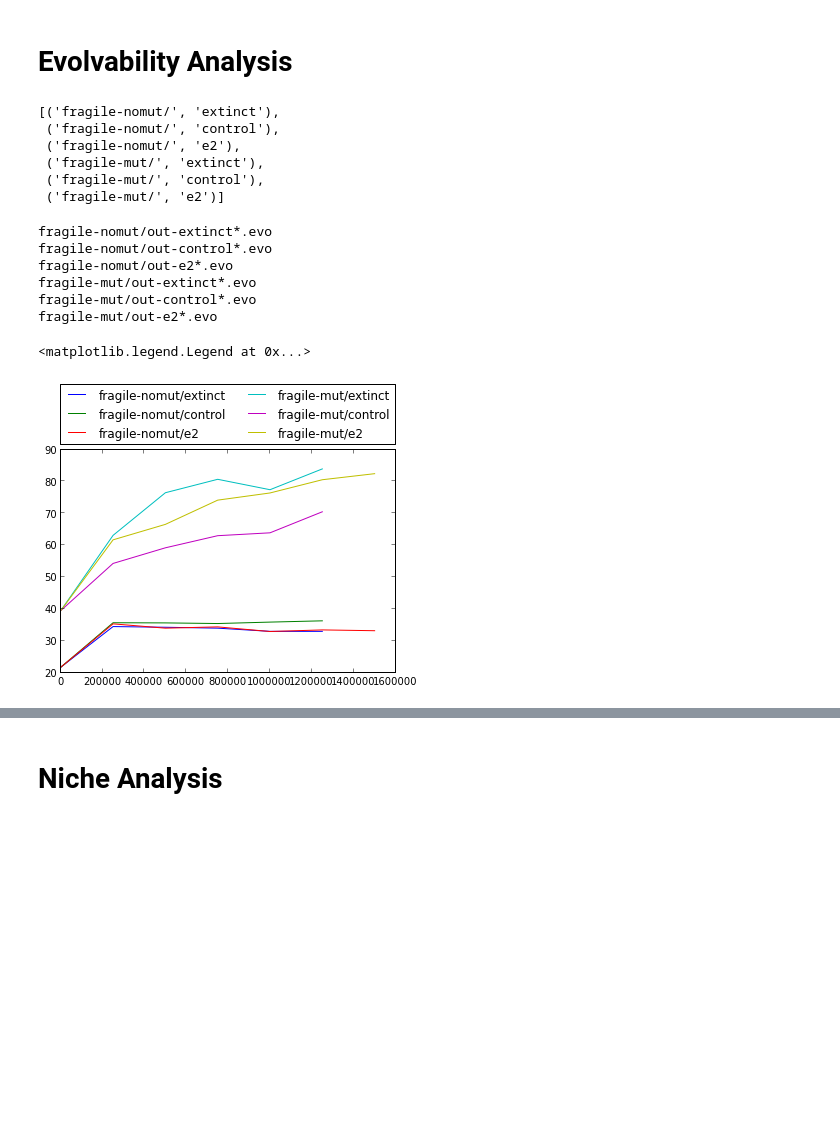
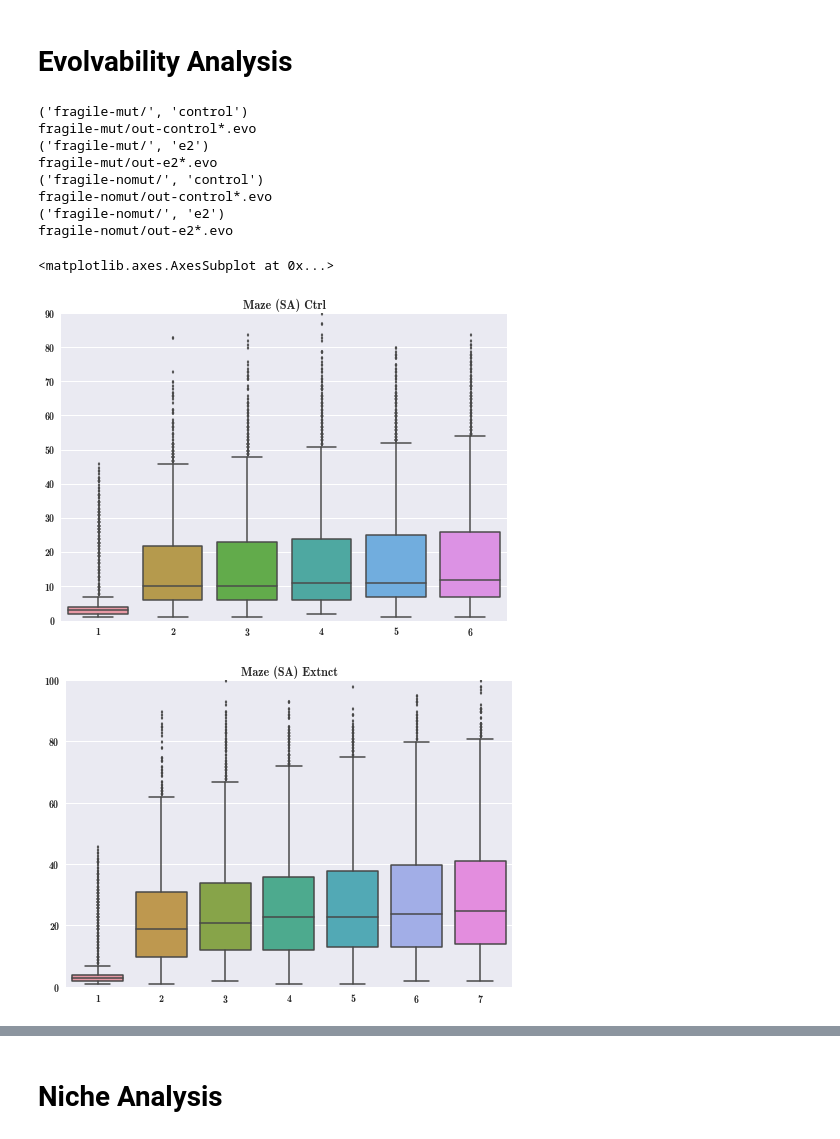
Before and after one commit to jal278/mazerobot-python, a Jupyter notebook: data/Evo Analysis.ipynb, the cells around one changed output, grey strips where cells are left out. Saved outputs shown, nothing was run; the diff lists cells and outputs as text; code cells hidden in the pictures; blank space fills up the shorter version.

```diff
--- a/data/Evo Analysis.ipynb
+++ b/data/Evo Analysis.ipynb
@@ -10,22 +12,13 @@ from collections import defaultdict
 # %% [markdown]
 # Evolvability Analysis
 # %%
-treatment_pre=["fragile-nomut/","fragile-mut/"]
-treatment_post=["extinct","control","e2"]
+treatment_pre={"fragile-nomut/":"Maze (No SA)","fragile-mut/":"Maze (SA)"}
+treatment_post={"control":" Ctrl","e2":" Extnct"}
+
 treatments=[]
 for a in treatment_pre:
     for b in treatment_post:
         treatments.append((a,b))
-
-
-treatments
-# %% [output]
-[('fragile-nomut/', 'extinct'),
- ('fragile-nomut/', 'control'),
- ('fragile-nomut/', 'e2'),
- ('fragile-mut/', 'extinct'),
- ('fragile-mut/', 'control'),
- ('fragile-mut/', 'e2')]
 # %%
 def compile_treatment(treat):
     search="%sout-%s*.evo"% treat
@@ -51,14 +60,37 @@ def compile_treatment(treat):
-# %%
-for treat in treatments:
-    plot(*compile_treatment(treat),label=treat[0]+treat[1])
-legend(bbox_to_anchor=(0., 1.02, 1., .102), loc=3,
-       ncol=2, mode="expand", borderaxespad=0.)
-# %% [output]
-fragile-nomut/out-extinct*.evo
-fragile-nomut/out-control*.evo
-fragile-nomut/out-e2*.evo
-fragile-mut/out-extinct*.evo
-fragile-mut/out-control*.evo
-fragile-mut/out-e2*.evo
-<matplotlib.legend.Legend at 0x...>
-[figure, removed]
+# %%
+k=0
+samps_tot=[]
+final_samps=[]
+for treat in treatments:
+    print treat
+    x,means,low,high,samps=compile_treatment(treat)
+    #errorbar(x,means,yerr=numpy.vstack([low,high]),label=treat[0]+treat[1])
+    samps=samps.transpose()
+    final_samps.append(samps[:,-1])
+    samps_tot.append(samps)
+    k+=1
+    new_ax=axes()
+    t=treat
+    new_ax.set_title(treatment_pre[t[0]]+treatment_post[t[1]])
+    sns.boxplot(samps,ax=new_ax)
+    plt.figure()
+
+#speed = pd.Series(, name="treatment")
+sns.boxplot(final_samps,names=[treatment_pre[t[0]]+treatment_post[t[1]] for t in treatments])
+#speed = pd.Series([str(t) for t in treatments], name="treatment")
+#sns.tsplot(numpy.dstack(samps_tot),condition=speed,err_style="boot_traces",ci=99.9999)
+
+#legend(bbox_to_anchor=(0., 1.02, 1., .102), loc=3,
+#       ncol=2, mode="expand", borderaxespad=0.)
+# %% [output]
+('fragile-mut/', 'control')
+fragile-mut/out-control*.evo
+('fragile-mut/', 'e2')
+fragile-mut/out-e2*.evo
+('fragile-nomut/', 'control')
+fragile-nomut/out-control*.evo
+('fragile-nomut/', 'e2')
+fragile-nomut/out-e2*.evo
+<matplotlib.axes.AxesSubplot at 0x...>
+[figure, added]
+[figure, added]
```
Also changed, not shown: parts of 5 cells of this notebook, 9 other files.
